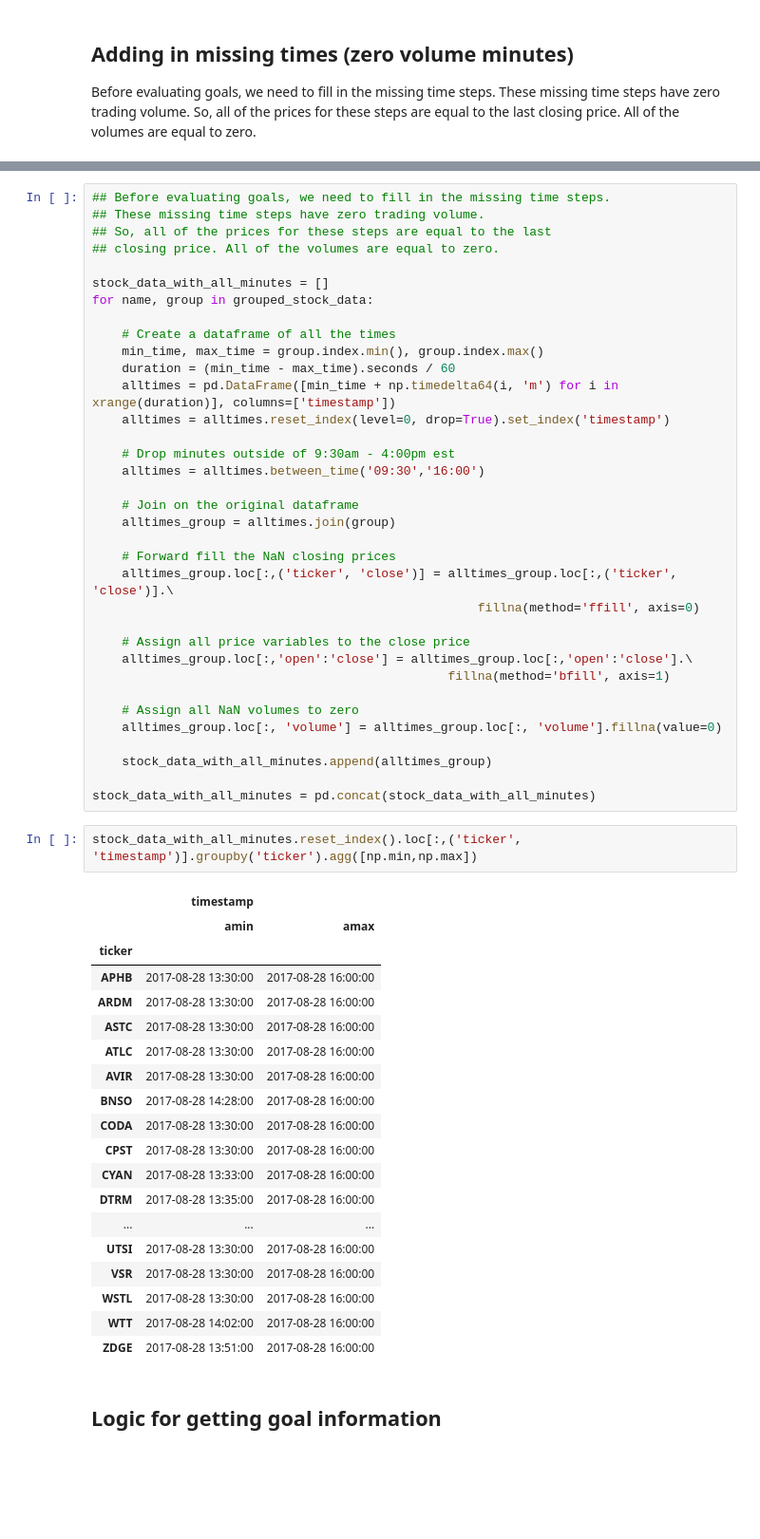
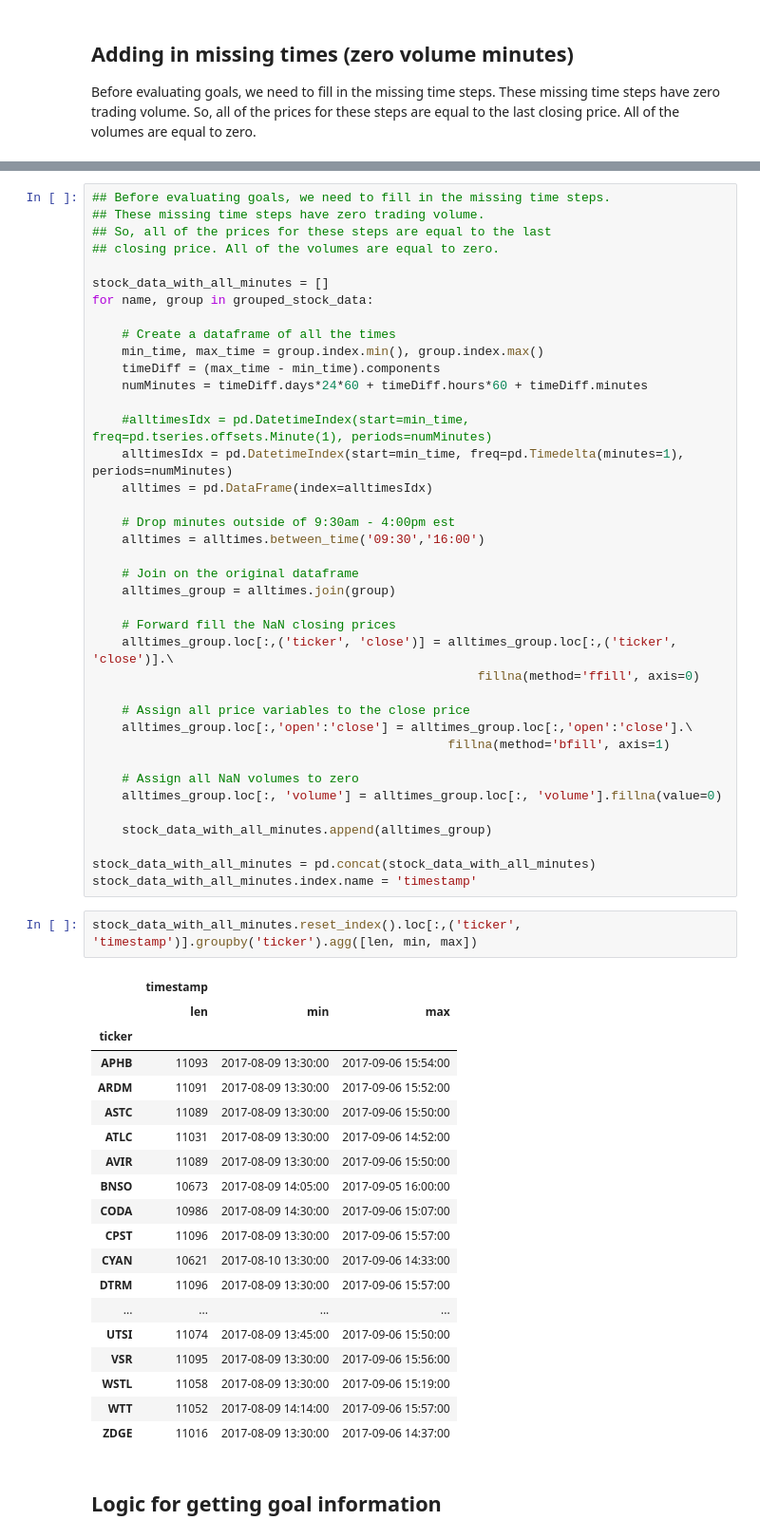
Before and after one commit to dhudsmith/marketModel, a Jupyter notebook: source/jupyter/generate_goal_tags.ipynb, the cells around one changed output, grey strips where cells are left out. Shown: that part at 95% size. Saved outputs shown, nothing was run; the diff lists cells and outputs as text; blank space fills up the shorter version.

Commit message:
Fixed logic for filling in missing minutes.

```diff
--- a/source/jupyter/generate_goal_tags.ipynb
+++ b/source/jupyter/generate_goal_tags.ipynb
@@ -114,9 +96,12 @@ for name, group in grouped_stock_data:
 
     # Create a dataframe of all the times
     min_time, max_time = group.index.min(), group.index.max()
-    duration = (min_time - max_time).seconds / 60
-    alltimes = pd.DataFrame([min_time + np.timedelta64(i, 'm') for i in xrange(duration)], columns=['timestamp'])
-    alltimes = alltimes.reset_index(level=0, drop=True).set_index('timestamp')
+    timeDiff = (max_time - min_time).components
+    numMinutes = timeDiff.days*24*60 + timeDiff.hours*60 + timeDiff.minutes
+
+    #alltimesIdx = pd.DatetimeIndex(start=min_time, freq=pd.tseries.offsets.Minute(1), periods=numMinutes)
+    alltimesIdx = pd.DatetimeIndex(start=min_time, freq=pd.Timedelta(minutes=1), periods=numMinutes)
+    alltimes = pd.DataFrame(index=alltimesIdx)
 
     # Drop minutes outside of 9:30am - 4:00pm est
     alltimes = alltimes.between_time('09:30','16:00')
@@ -138,28 +123,29 @@ for name, group in grouped_stock_data:
     stock_data_with_all_minutes.append(alltimes_group)
 
 stock_data_with_all_minutes = pd.concat(stock_data_with_all_minutes)
+stock_data_with_all_minutes.index.name = 'timestamp'
 # %%
-stock_data_with_all_minutes.reset_index().loc[:,('ticker', 'timestamp')].groupby('ticker').agg([np.min,np.max])
+stock_data_with_all_minutes.reset_index().loc[:,('ticker', 'timestamp')].groupby('ticker').agg([len, min, max])
 # %% [output]
-|  | timestamp |  |
-|  | amin | amax |
-| ticker |  |  |
-| APHB | 2017-08-28 13:30:00 | 2017-08-28 16:00:00 |
-| ARDM | 2017-08-28 13:30:00 | 2017-08-28 16:00:00 |
-| ASTC | 2017-08-28 13:30:00 | 2017-08-28 16:00:00 |
-| ATLC | 2017-08-28 13:30:00 | 2017-08-28 16:00:00 |
-| AVIR | 2017-08-28 13:30:00 | 2017-08-28 16:00:00 |
-| BNSO | 2017-08-28 14:28:00 | 2017-08-28 16:00:00 |
-| CODA | 2017-08-28 13:30:00 | 2017-08-28 16:00:00 |
-| CPST | 2017-08-28 13:30:00 | 2017-08-28 16:00:00 |
-| CYAN | 2017-08-28 13:33:00 | 2017-08-28 16:00:00 |
-| DTRM | 2017-08-28 13:35:00 | 2017-08-28 16:00:00 |
-| ... | ... | ... |
-| UTSI | 2017-08-28 13:30:00 | 2017-08-28 16:00:00 |
-| VSR | 2017-08-28 13:30:00 | 2017-08-28 16:00:00 |
-| WSTL | 2017-08-28 13:30:00 | 2017-08-28 16:00:00 |
-| WTT | 2017-08-28 14:02:00 | 2017-08-28 16:00:00 |
-| ZDGE | 2017-08-28 13:51:00 | 2017-08-28 16:00:00 |
+|  | timestamp |  |  |
+|  | len | min | max |
+| ticker |  |  |  |
+| APHB | 11093 | 2017-08-09 13:30:00 | 2017-09-06 15:54:00 |
+| ARDM | 11091 | 2017-08-09 13:30:00 | 2017-09-06 15:52:00 |
+| ASTC | 11089 | 2017-08-09 13:30:00 | 2017-09-06 15:50:00 |
+| ATLC | 11031 | 2017-08-09 13:30:00 | 2017-09-06 14:52:00 |
+| AVIR | 11089 | 2017-08-09 13:30:00 | 2017-09-06 15:50:00 |
+| BNSO | 10673 | 2017-08-09 14:05:00 | 2017-09-05 16:00:00 |
+| CODA | 10986 | 2017-08-09 14:30:00 | 2017-09-06 15:07:00 |
+| CPST | 11096 | 2017-08-09 13:30:00 | 2017-09-06 15:57:00 |
+| CYAN | 10621 | 2017-08-10 13:30:00 | 2017-09-06 14:33:00 |
+| DTRM | 11096 | 2017-08-09 13:30:00 | 2017-09-06 15:57:00 |
+| ... | ... | ... | ... |
+| UTSI | 11074 | 2017-08-09 13:45:00 | 2017-09-06 15:50:00 |
+| VSR | 11095 | 2017-08-09 13:30:00 | 2017-09-06 15:56:00 |
+| WSTL | 11058 | 2017-08-09 13:30:00 | 2017-09-06 15:19:00 |
+| WTT | 11052 | 2017-08-09 14:14:00 | 2017-09-06 15:57:00 |
+| ZDGE | 11016 | 2017-08-09 13:30:00 | 2017-09-06 14:37:00 |
 # %% [markdown]
 ## Logic for getting goal information
 # %%
```
Also changed, not shown: parts of 14 cells of this notebook, 1 other file.
